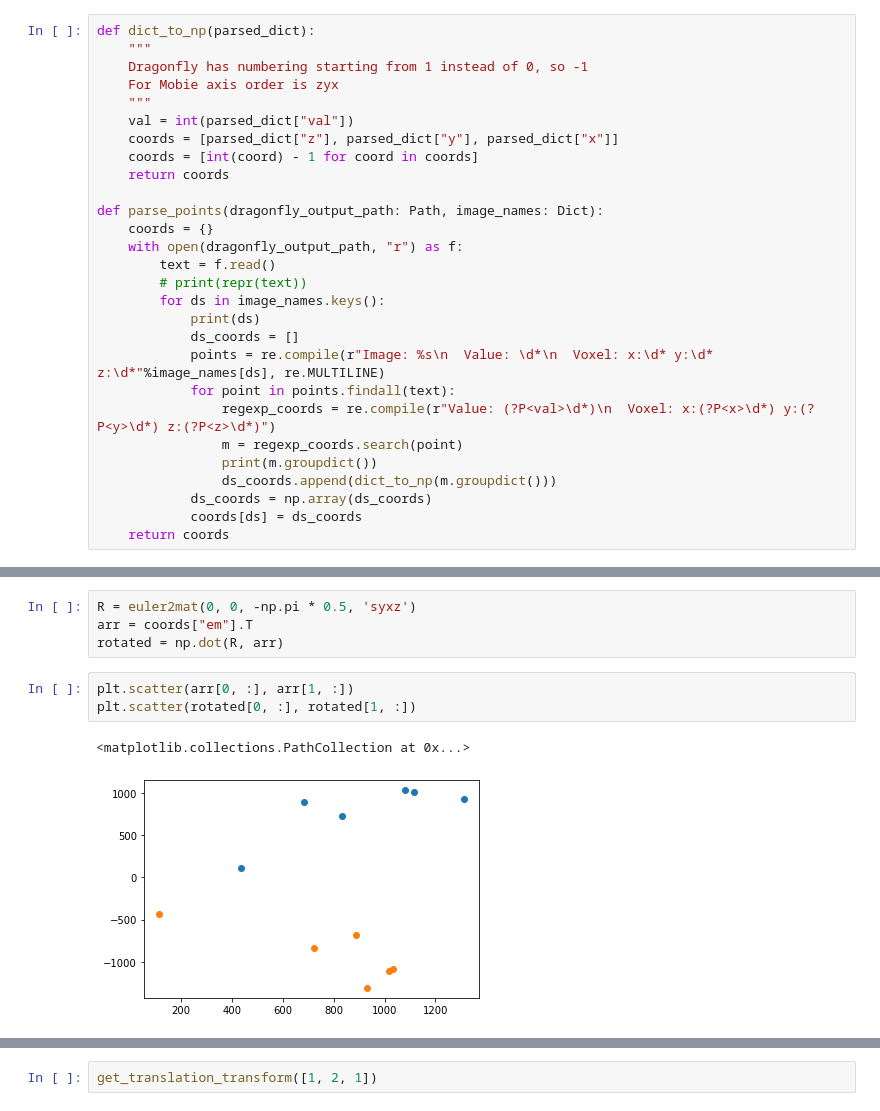
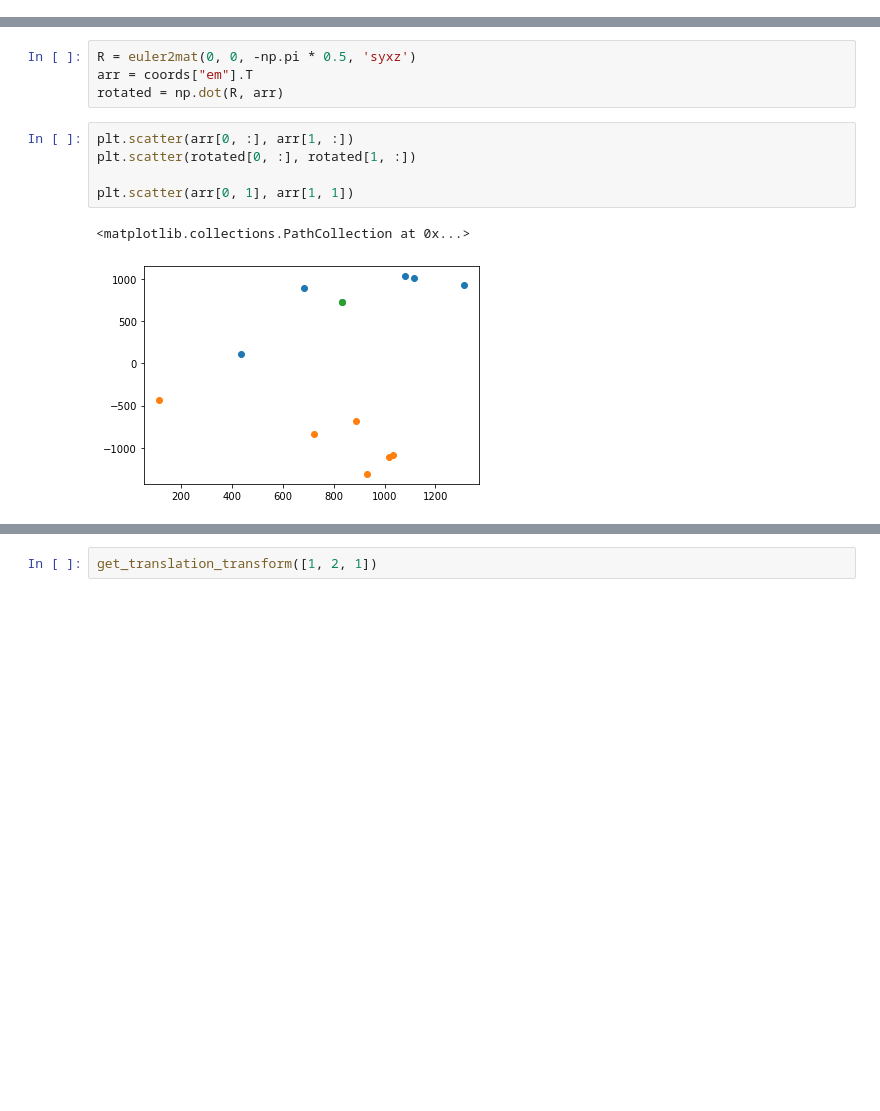
Before and after one commit to Buglakova/fibsem_segm, a Jupyter notebook: registration_fluo/affine_transform.ipynb, the cells around one changed output, grey strips where cells are left out. Cells and saved outputs as stored; diff of their text form; blank space fills up the shorter version.

```diff
--- a/registration_fluo/affine_transform.ipynb
+++ b/registration_fluo/affine_transform.ipynb
@@ -114,31 +96,3 @@ em
-# %%
-def dict_to_np(parsed_dict):
-    """
-    Dragonfly has numbering starting from 1 instead of 0, so -1
-    For Mobie axis order is zyx
-    """
-    val = int(parsed_dict["val"])
-    coords = [parsed_dict["z"], parsed_dict["y"], parsed_dict["x"]]
-    coords = [int(coord) - 1 for coord in coords]
-    return coords
-
-def parse_points(dragonfly_output_path: Path, image_names: Dict):
-    coords = {}
-    with open(dragonfly_output_path, "r") as f:
-        text = f.read()
-        # print(repr(text))
-        for ds in image_names.keys():
-            print(ds)
-            ds_coords = []
-            points = re.compile(r"Image: %s\n  Value: \d*\n  Voxel: x:\d* y:\d* z:\d*"%image_names[ds], re.MULTILINE)
-            for point in points.findall(text):
-                regexp_coords = re.compile(r"Value: (?P<val>\d*)\n  Voxel: x:(?P<x>\d*) y:(?P<y>\d*) z:(?P<z>\d*)")
-                m = regexp_coords.search(point)
-                print(m.groupdict())
-                ds_coords.append(dict_to_np(m.groupdict()))
-            ds_coords = np.array(ds_coords)
-            coords[ds] = ds_coords
-    return coords
 # %%
 image_names = {"fluo": "HT6_3Dcrop",
                 "em": "F107_a2_ali_crop_from70_bin2_ORS-denoised_YZX"}
@@ -199,6 +163,8 @@ rotated = np.dot(R, arr)
 # %%
 plt.scatter(arr[0, :], arr[1, :])
 plt.scatter(rotated[0, :], rotated[1, :])
+
+plt.scatter(arr[0, 1], arr[1, 1])
 # %% [output]
 <matplotlib.collections.PathCollection at 0x...>
-[figure, old version]
+[figure, new version]
```
Also changed, not shown: parts of 39 cells of this notebook, 3 other files.
